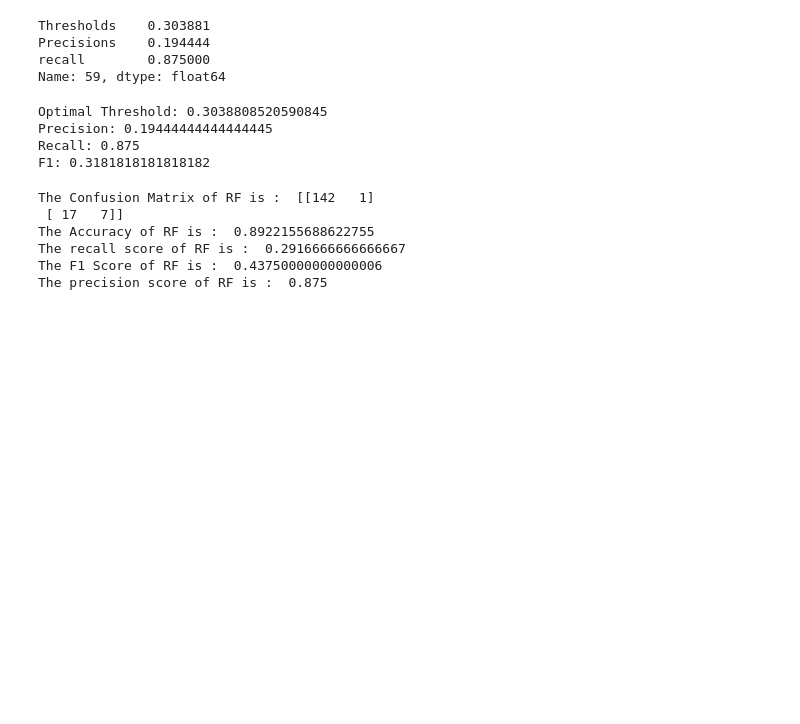
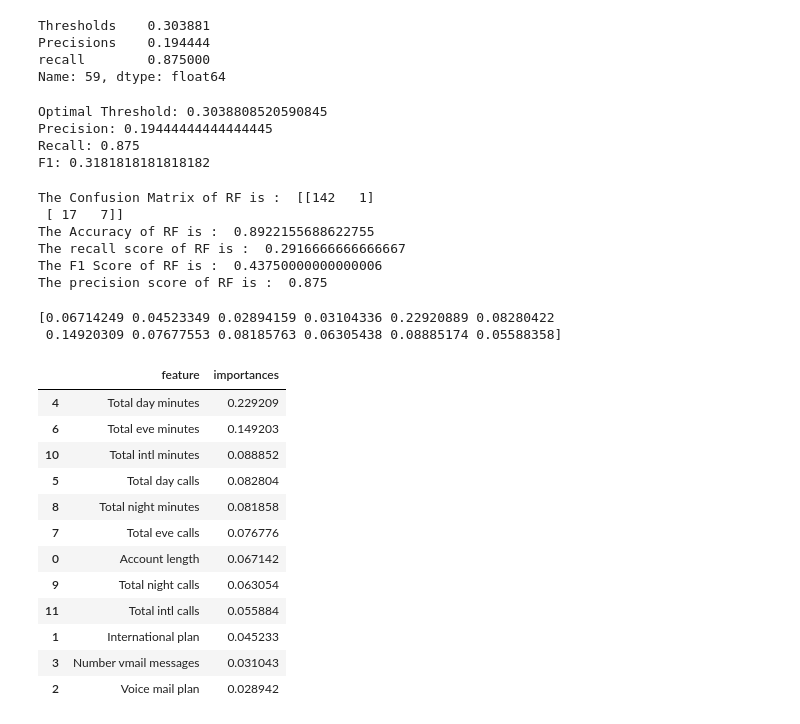
Before and after one commit to karthik-009g/Telecom-customer_Churn-project, a Jupyter notebook: Telecom churn analysis.ipynb, the cells around one changed output. Cells and saved outputs as stored; diff of their text form; code cells hidden in the pictures; blank space fills up the shorter version.

```diff
--- a/Telecom churn analysis.ipynb
+++ b/Telecom churn analysis.ipynb
@@ -622,3 +622,30 @@ The Accuracy of RF is :  0.8922155688622755
 The recall score of RF is :  0.2916666666666667
 The F1 Score of RF is :  0.43750000000000006
 The precision score of RF is :  0.875
+# %%
+importances = rf_model.feature_importances_
+print(importances)
+# %% [output]
+[0.06714249 0.04523349 0.02894159 0.03104336 0.22920889 0.08280422
+ 0.14920309 0.07677553 0.08185763 0.06305438 0.08885174 0.05588358]
+# %%
+feature_importances_rf = pd.DataFrame(
+   { "feature" : x_train.columns ,
+    "importances": importances
+   } )
+feature_importances_rf = feature_importances_rf.sort_values(by = "importances",ascending = False)
+feature_importances_rf.head(20)
+# %% [output]
+|  | feature | importances |
+| 4 | Total day minutes | 0.229209 |
+| 6 | Total eve minutes | 0.149203 |
+| 10 | Total intl minutes | 0.088852 |
+| 5 | Total day calls | 0.082804 |
+| 8 | Total night minutes | 0.081858 |
+| 7 | Total eve calls | 0.076776 |
+| 0 | Account length | 0.067142 |
+| 9 | Total night calls | 0.063054 |
+| 11 | Total intl calls | 0.055884 |
+| 1 | International plan | 0.045233 |
+| 3 | Number vmail messages | 0.031043 |
+| 2 | Voice mail plan | 0.028942 |
```
Also changed, not shown: parts of 3 cells of this notebook.
